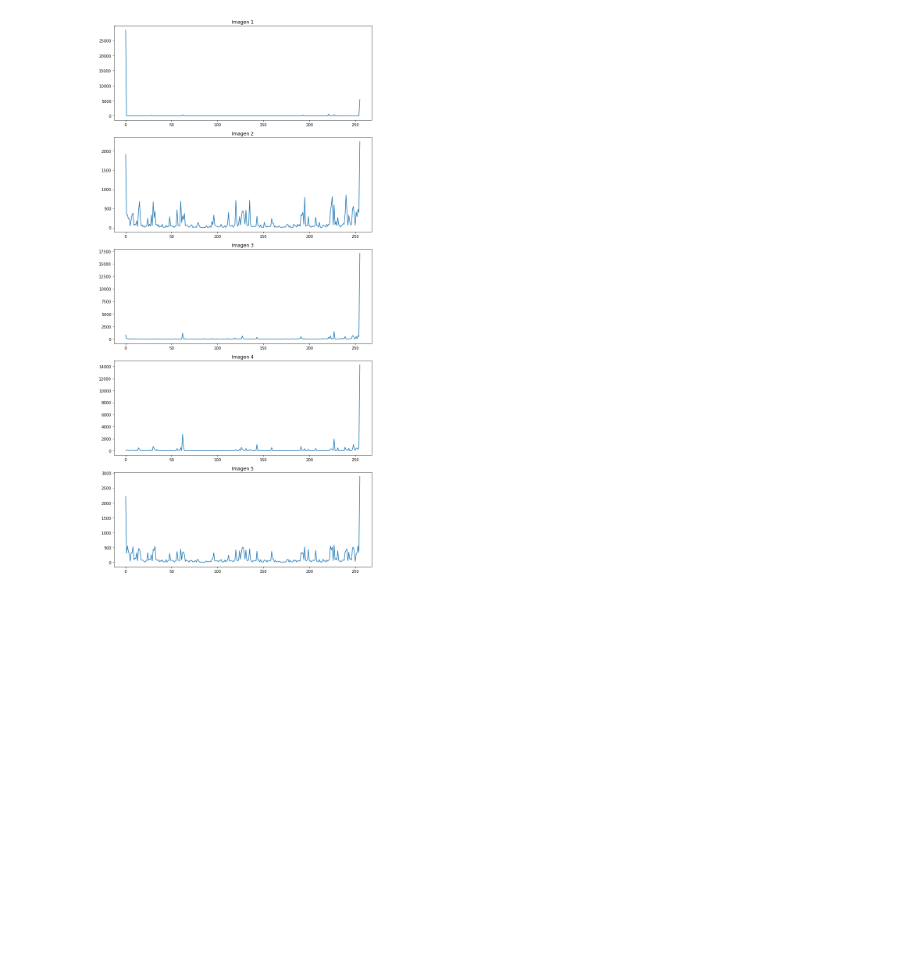
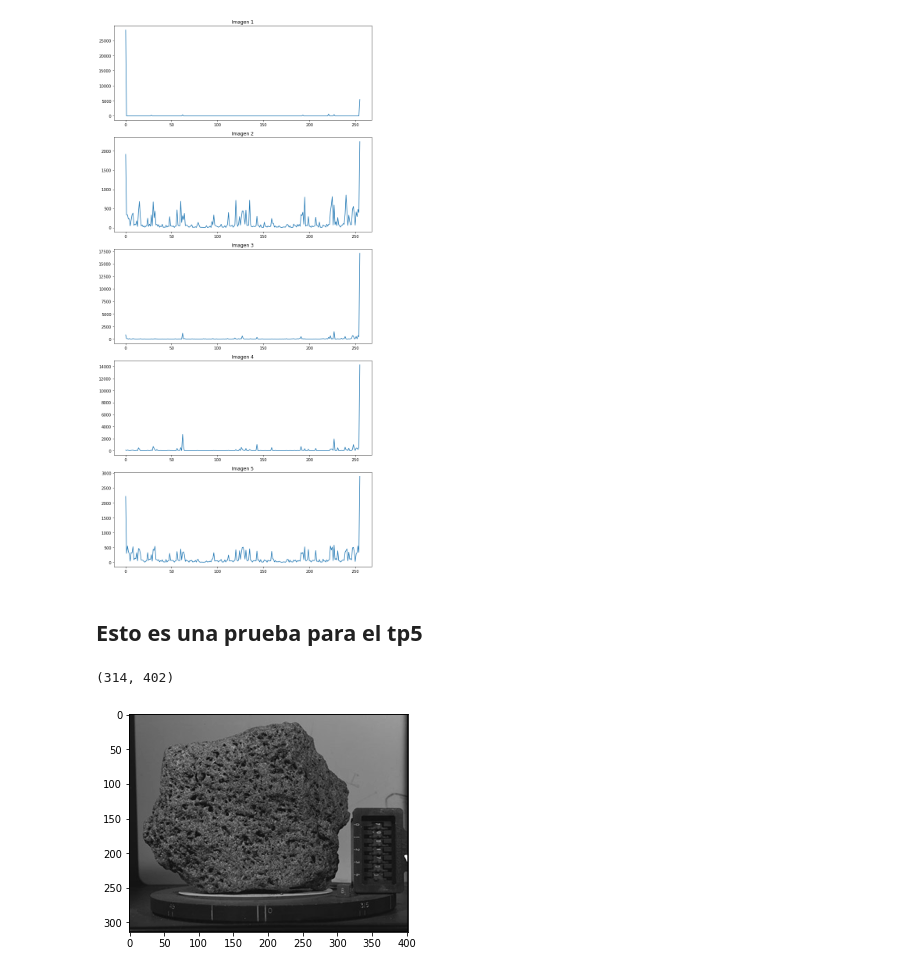
Before and after one commit to Minombreesana/vision_por_computadora_I, a Jupyter notebook: TP_4 LBP.ipynb, the cells around one changed output. Drawn from its saved outputs; the diff is of its cells as text; code cells hidden in the pictures; blank space fills up the shorter version.

```diff
--- a/TP_4 LBP.ipynb
+++ b/TP_4 LBP.ipynb
@@ -214,3 +214,18 @@ ax5.set_title('Imagen 5')
 fig.tight_layout()
 # %% [output]
 [figure]
+# %% [markdown]
+## Esto es una prueba para el tp5
+# %%
+img = cv.imread('./material_TPs/TP5/roca_lunar_2.jpg')
+gray5 = cv.cvtColor(img,cv.COLOR_BGR2GRAY)
+gray5 = cv.copyMakeBorder(gray5, 1, 1, 1, 1, cv.BORDER_CONSTANT, (0,0,0))
+gray5.shape
+# %% [output]
+(314, 402)
+# %%
+plt.figure()
+plt.imshow(gray5,cmap='gray', vmin=0, vmax=255)
+plt.show()
+# %% [output]
+[figure, added]
```
Also changed, not shown: parts of 2 cells of this notebook, 3 other files.
